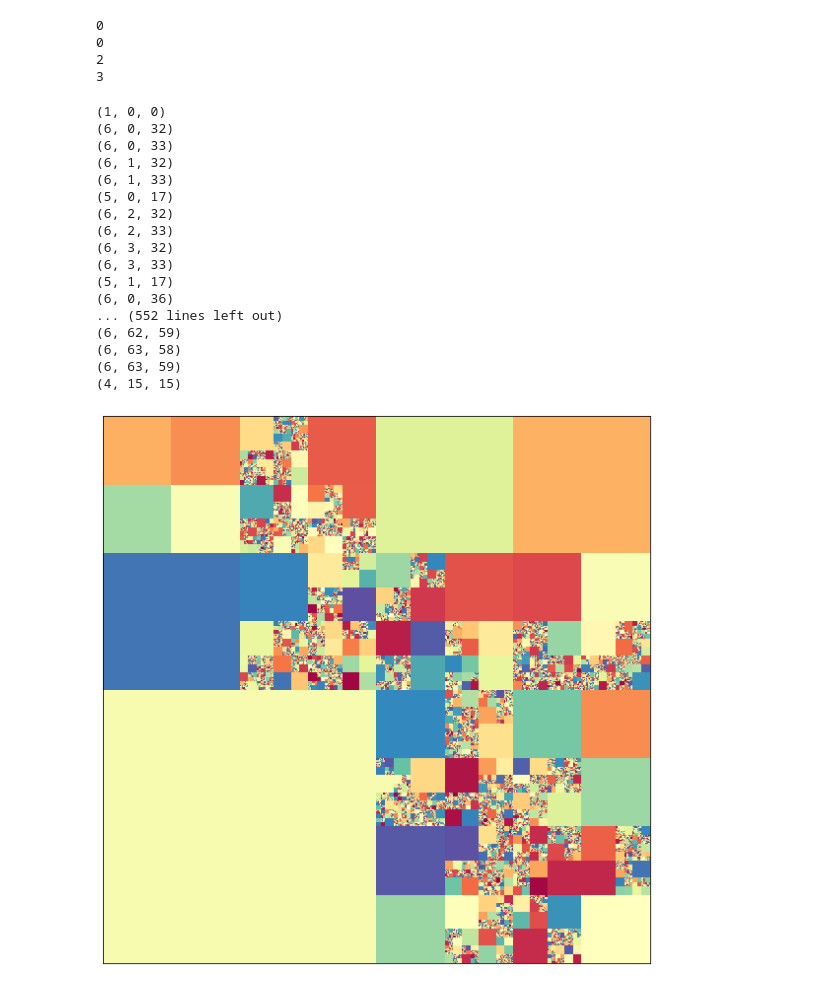
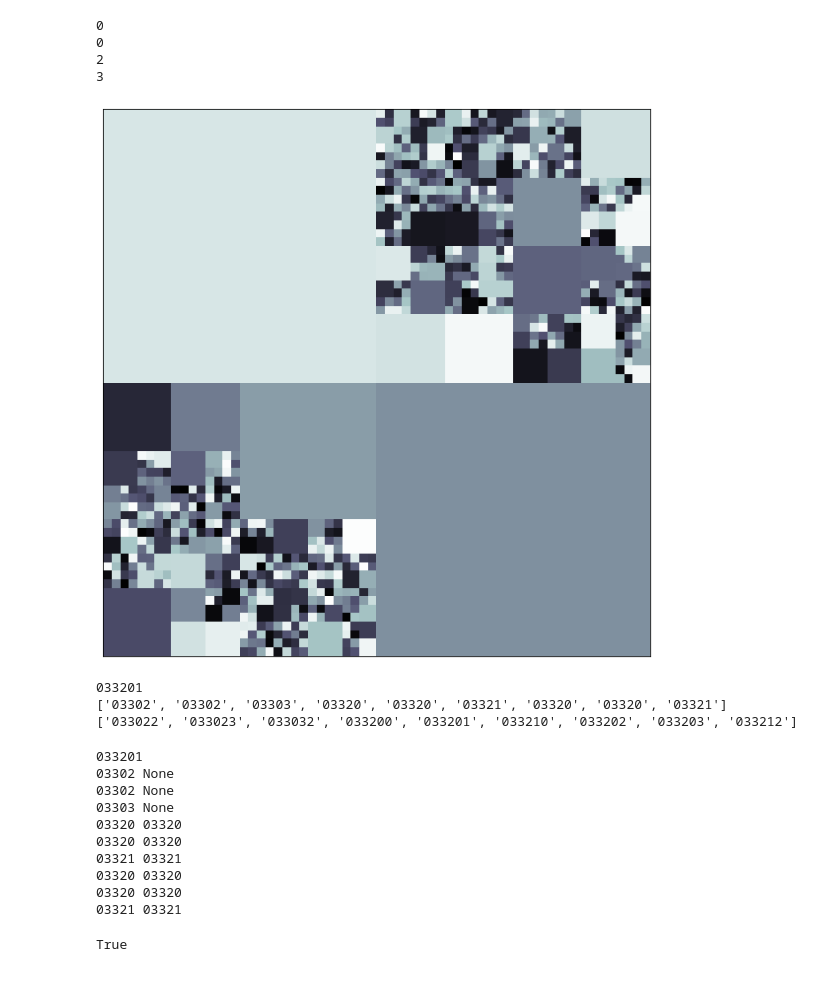
Before and after one commit to adamdempsey90/QuadTreeAMR, a Jupyter notebook: notebook/QuadTreeAMR.ipynb, the cells around one changed output. Saved outputs shown, nothing was run; the diff lists cells and outputs as text; code cells hidden in the pictures.

```diff
--- a/notebook/QuadTreeAMR.ipynb
+++ b/notebook/QuadTreeAMR.ipynb
@@ -456,4 +468,15 @@ class Node():
         return self.indx
     def __str__(self):
         return self.indx
+# %%
+t = Tree(fname='test.h5')
+t.build()
+fig,ax=plt.subplots(figsize=(8,8))
+t.root.plot(ax)
+ax.tick_params(axis='both',which='both',top='off',right='off',left='off',bottom='off',labelbottom='off',labelleft='off')
+ax.set_aspect('equal')
+fig.tight_layout()
+#fig.savefig('ex5.png',bbox_inches='tight')
+# %% [output]
+[figure, added]
 # %%
@@ -463,20 +485,0 @@ t.build()
-# %%
-t.root.walk()
-# %% [output]
-(1, 0, 0)
-(6, 0, 32)
-(6, 0, 33)
-(6, 1, 32)
-(6, 1, 33)
-(5, 0, 17)
-(6, 2, 32)
-(6, 2, 33)
-(6, 3, 32)
-(6, 3, 33)
-(5, 1, 17)
-(6, 0, 36)
-... (552 lines left out)
-(6, 62, 59)
-(6, 63, 58)
-(6, 63, 59)
-(4, 15, 15)
@@ -485,11 +485,0 @@ t.close()
-# %%
-t = Tree(fname='test5.h5')
-t.build()
-fig,ax=plt.subplots(figsize=(8,8))
-t.root.plot(ax)
-ax.tick_params(axis='both',which='both',top='off',right='off',left='off',bottom='off',labelbottom='off',labelleft='off')
-ax.set_aspect('equal')
-fig.tight_layout()
-fig.savefig('ex5.png',bbox_inches='tight')
-# %% [output]
-[figure, removed]
@@ -495,0 +491,28 @@ fig.savefig('ex5.png',bbox_inches='tight')
+# %%
+print(res)
+print(n2)
+print(n1)
+# %% [output]
+033201
+['03302', '03302', '03303', '03320', '03320', '03321', '03320', '03320', '03321']
+['033022', '033023', '033032', '033200', '033201', '033210', '033202', '033203', '033212']
+# %%
+print(res)
+for i in n2:
+    n = t.find(i)
+    print(i,n)
+# %% [output]
+033201
+03302 None
+03302 None
+03303 None
+03320 03320
+03320 03320
+03321 03321
+03320 03320
+03320 03320
+03321 03321
+# %%
+print(t.find('0330'))
+# %% [output]
+True
```
Also changed, not shown: parts of 7 cells of this notebook.
